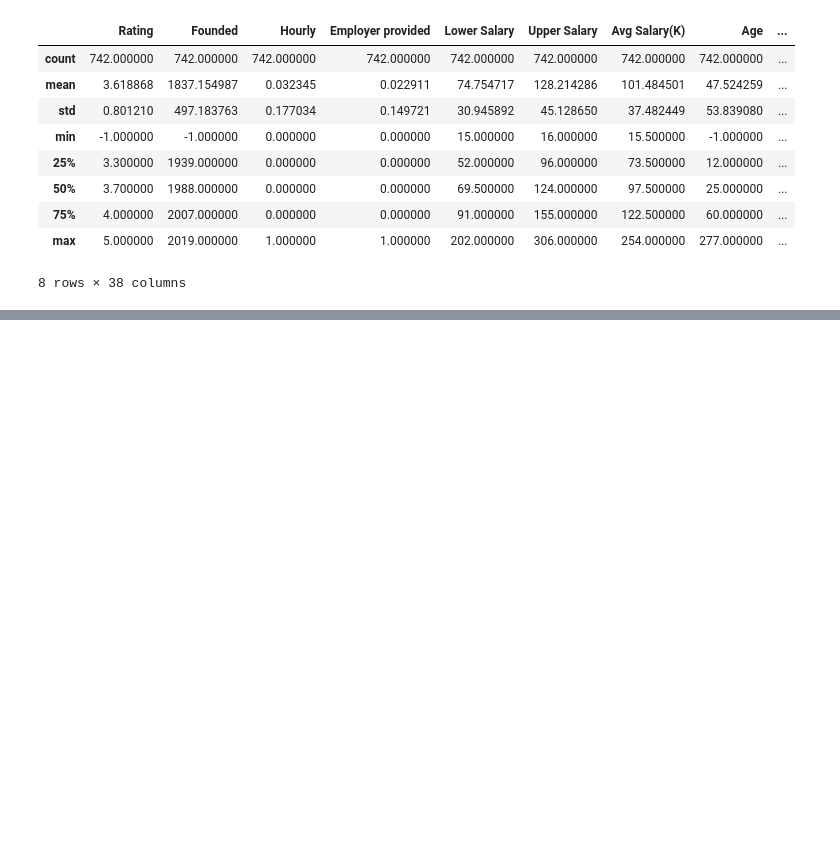
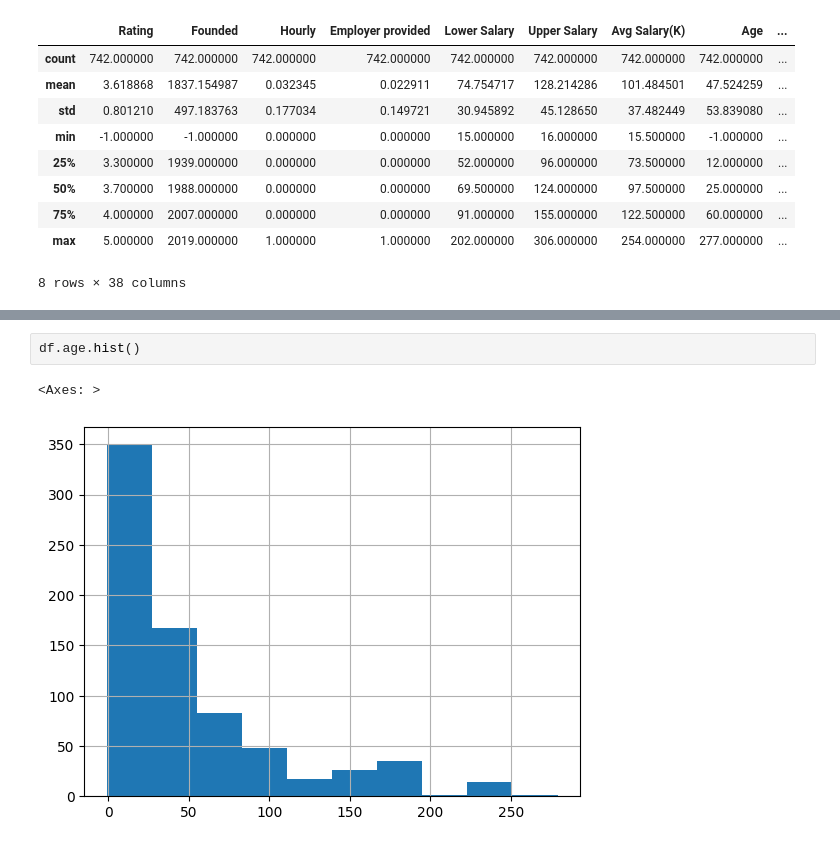
Before and after one commit to georgeedgar00/LHL-Final-Project, a Jupyter notebook: EDA.ipynb, the cells around one changed output, grey strips where cells are left out. Cells and saved outputs as stored; diff of their text form; blank space fills up the shorter version.

```diff
--- a/EDA.ipynb
+++ b/EDA.ipynb
@@ -176,0 +197,5 @@ df.describe()
+# %%
+df.age.hist()
+# %% [output]
+<Axes: >
+[figure, added]
```
Also changed, not shown: parts of 22 cells of this notebook.
